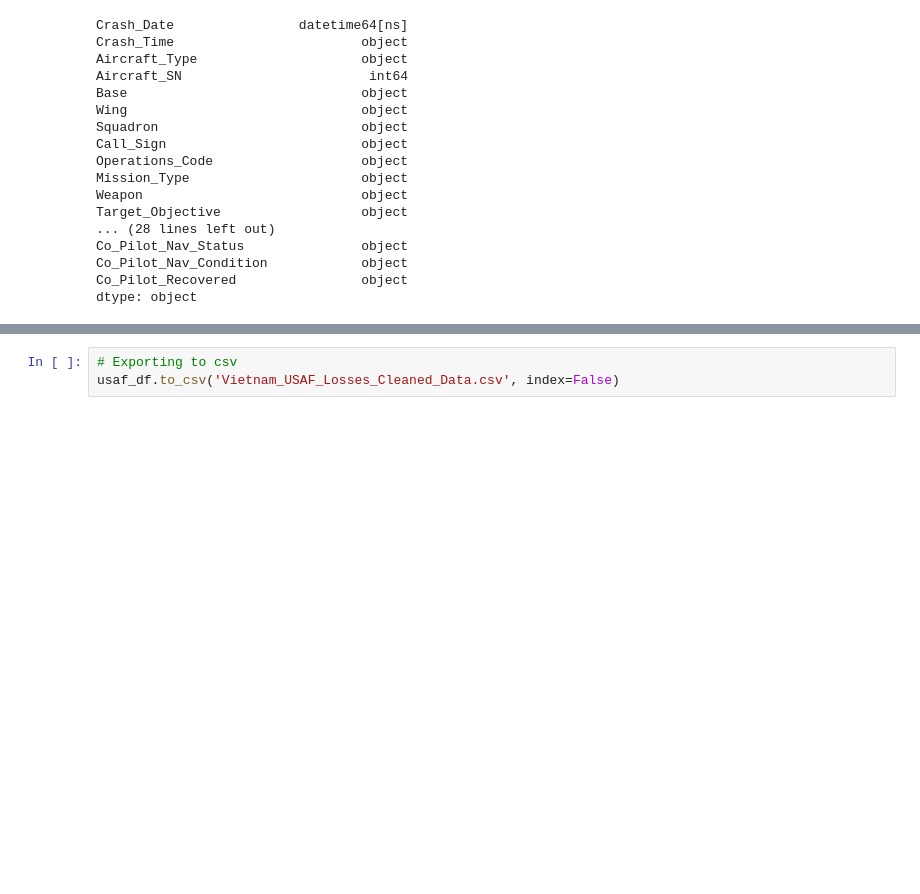
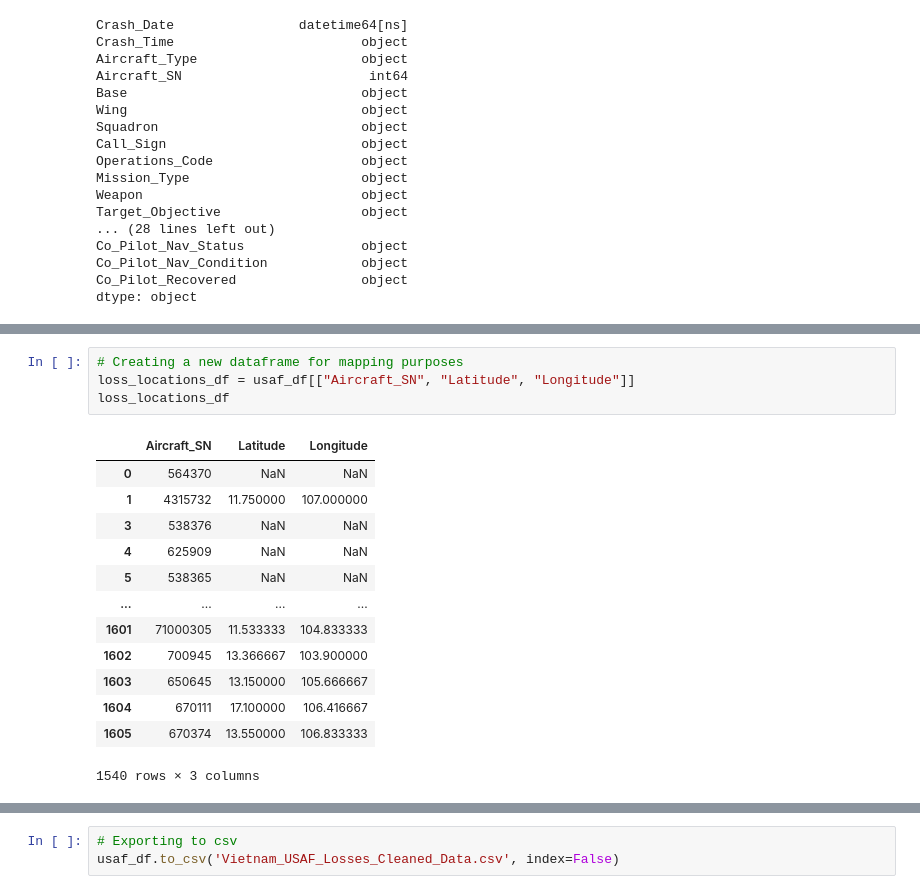
Before and after one commit to MichaelG-B/Capstone_Project, a Jupyter notebook: Capstone Project/ETL/Vietnam_Losses_ETL.ipynb, the cells around one changed output, grey strips where cells are left out. Drawn from its saved outputs; the diff is of its cells as text; blank space fills up the shorter version.

```diff
--- a/Capstone Project/ETL/Vietnam_Losses_ETL.ipynb
+++ b/Capstone Project/ETL/Vietnam_Losses_ETL.ipynb
@@ -229,0 +293,18 @@ dtype: object
+# %%
+# Creating a new dataframe for mapping purposes
+loss_locations_df = usaf_df[["Aircraft_SN", "Latitude", "Longitude"]]
+loss_locations_df
+# %% [output]
+|  | Aircraft_SN | Latitude | Longitude |
+| 0 | 564370 | NaN | NaN |
+| 1 | 4315732 | 11.750000 | 107.000000 |
+| 3 | 538376 | NaN | NaN |
+| 4 | 625909 | NaN | NaN |
+| 5 | 538365 | NaN | NaN |
+| ... | ... | ... | ... |
+| 1601 | 71000305 | 11.533333 | 104.833333 |
+| 1602 | 700945 | 13.366667 | 103.900000 |
+| 1603 | 650645 | 13.150000 | 105.666667 |
+| 1604 | 670111 | 17.100000 | 106.416667 |
+| 1605 | 670374 | 13.550000 | 106.833333 |
+1540 rows × 3 columns
```
Also changed, not shown: parts of 17 cells of this notebook, 11 other files.
